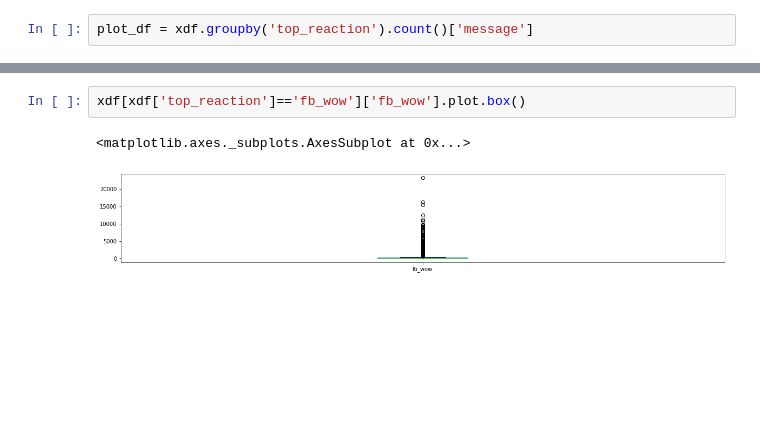
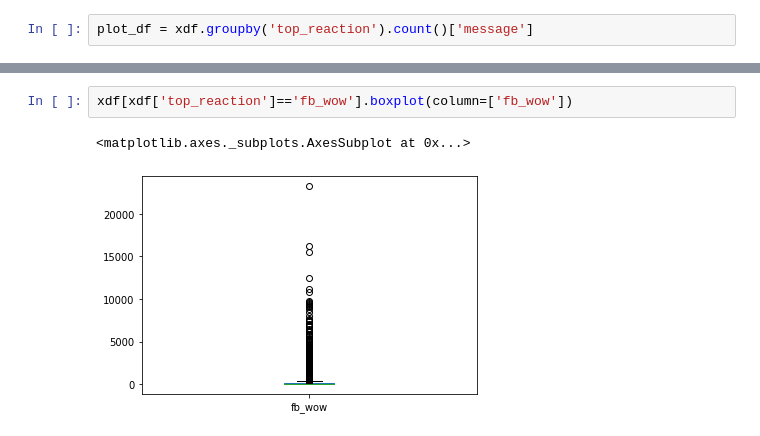
Before and after one commit to anilkumarravuru/EmotionAnalysis, a Jupyter notebook: Details.ipynb, the cells around one changed output, grey strips where cells are left out. Saved outputs shown, nothing was run; the diff lists cells and outputs as text; blank space fills up the shorter version.

```diff
--- a/Details.ipynb
+++ b/Details.ipynb
@@ -61,6 +61,6 @@ xdf[xdf['top_reaction']=='fb_haha']['fb_haha'].plot.box()
 # %%
-xdf[xdf['top_reaction']=='fb_wow']['fb_wow'].plot.box()
+xdf[xdf['top_reaction']=='fb_wow'].boxplot(column=['fb_wow'])
 # %% [output]
 <matplotlib.axes._subplots.AxesSubplot at 0x...>
-[figure, old version]
+[figure, new version]
 # %%
```
Also changed, not shown: parts of 6 cells of this notebook.
